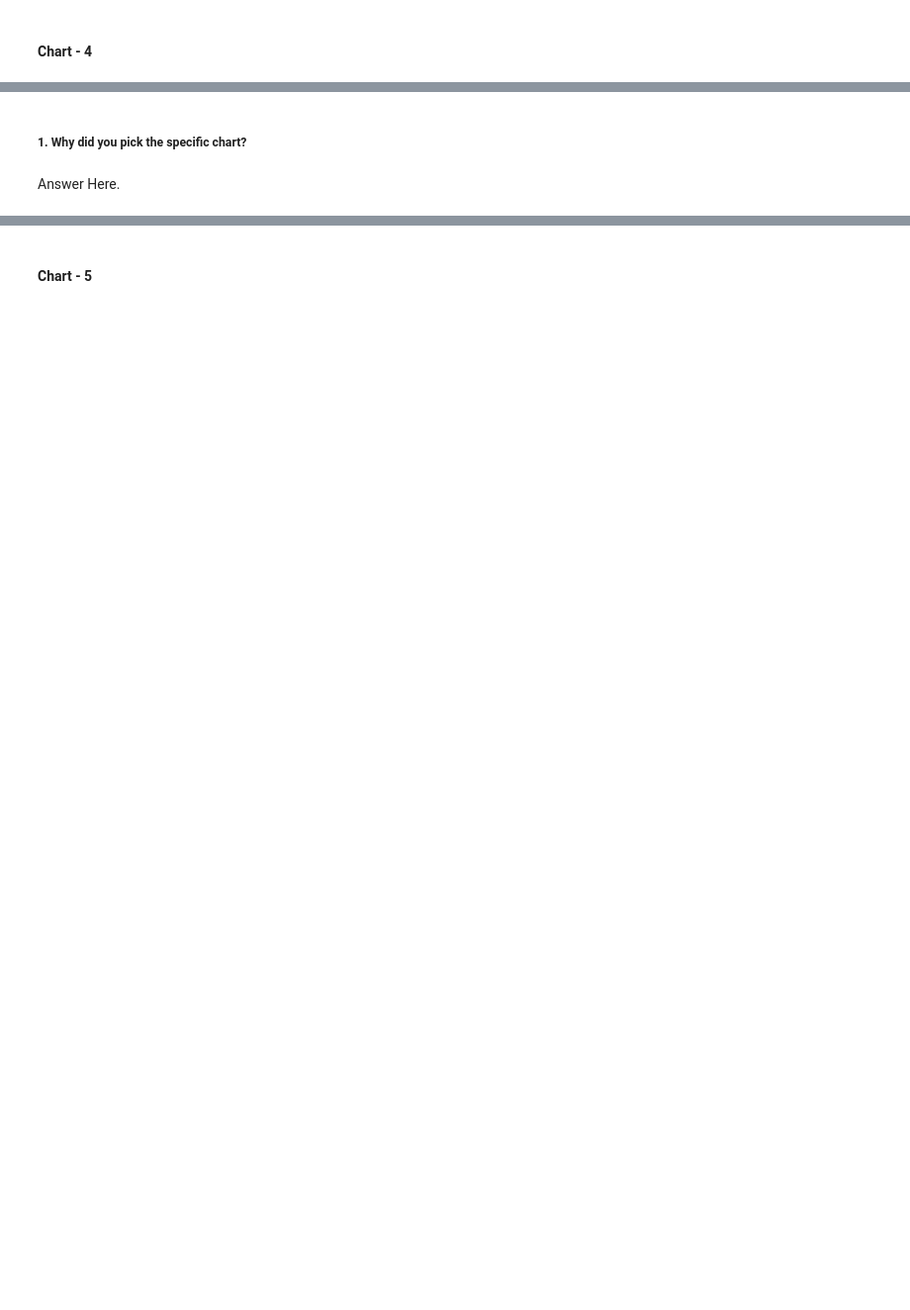
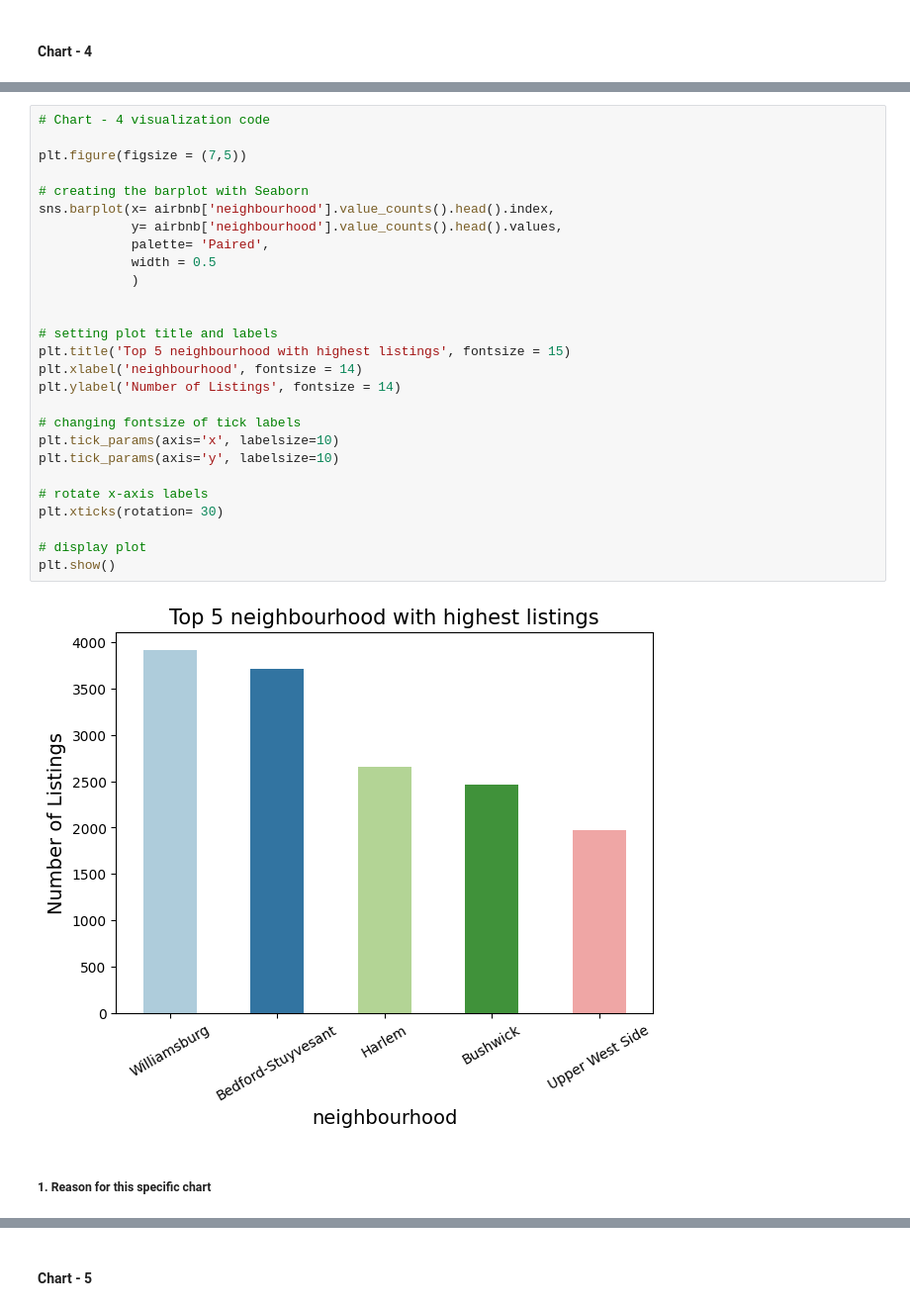
Before and after one commit to praveen-kumar-maurya/Airbnb-bookings-analysis-Capstone-project---1-, a Jupyter notebook: Capstone_Project_1_(Airbnb_Bookings_Analysis).ipynb, the cells around one changed output, grey strips where cells are left out. Shown at 99% size. Drawn from its saved outputs; the diff is of its cells as text; blank space fills up the shorter version.

```diff
--- a/Capstone_Project_1_(Airbnb_Bookings_Analysis).ipynb
+++ b/Capstone_Project_1_(Airbnb_Bookings_Analysis).ipynb
@@ -599,4 +714,31 @@ Answer Here
+# %%
+# Chart - 4 visualization code
+
+plt.figure(figsize = (7,5))
+
+# creating the barplot with Seaborn
+sns.barplot(x= airbnb['neighbourhood'].value_counts().head().index,
+            y= airbnb['neighbourhood'].value_counts().head().values,
+            palette= 'Paired',
+            width = 0.5
+            )
+
+
+# setting plot title and labels
+plt.title('Top 5 neighbourhood with highest listings', fontsize = 15)
+plt.xlabel('neighbourhood', fontsize = 14)
+plt.ylabel('Number of Listings', fontsize = 14)
+
+# changing fontsize of tick labels
+plt.tick_params(axis='x', labelsize=10)
+plt.tick_params(axis='y', labelsize=10)
+
+# rotate x-axis labels
+plt.xticks(rotation= 30)
+
+# display plot
+plt.show()
+# %% [output]
+[figure, added]
 # %% [markdown]
-##### 1. Why did you pick the specific chart?
+##### 1. Reason for this specific chart
-# %% [markdown]
-Answer Here.
```
Also changed, not shown: parts of 139 cells of this notebook.
